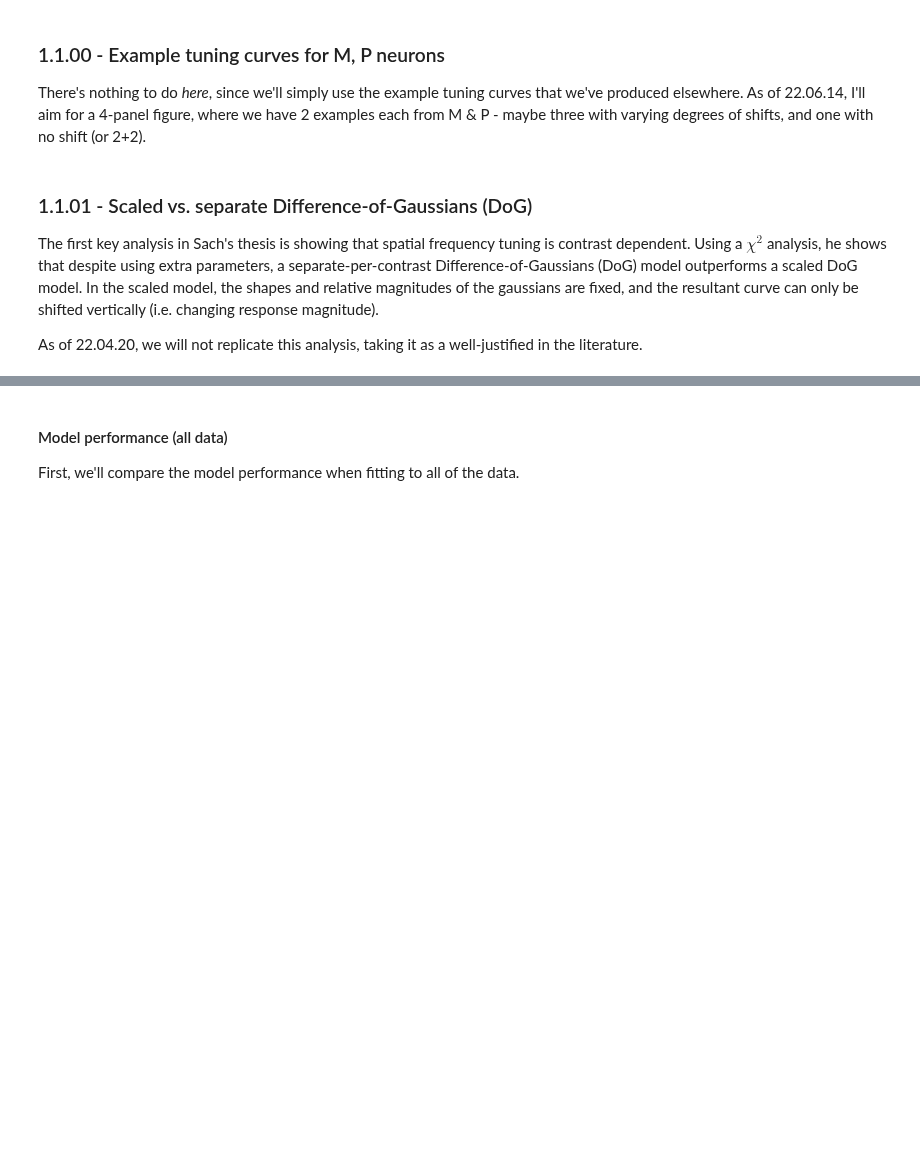
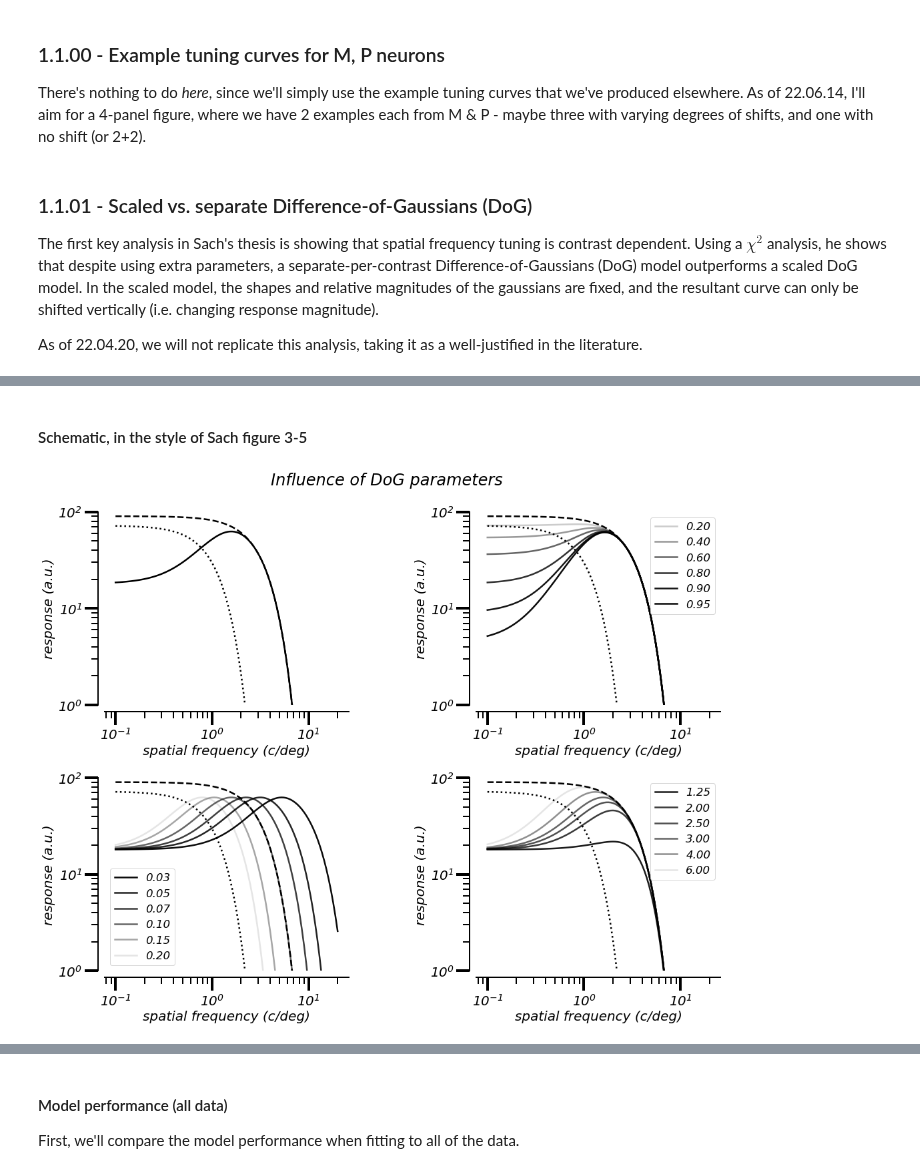
Before and after one commit to paul-levy/SF-diversity, a Jupyter notebook: 01_sfTuning_contrast.ipynb, the cells around one changed output, grey strips where cells are left out. Saved outputs shown, nothing was run; the diff lists cells and outputs as text; code cells hidden in the pictures; blank space fills up the shorter version.

```diff
--- a/01_sfTuning_contrast.ipynb
+++ b/01_sfTuning_contrast.ipynb
@@ -104,0 +99,78 @@ NOTE: Rather than cross-validation by trial, as described above, for the paper/c
+# %% [markdown]
+#### Schematic, in the style of Sach figure 3-5
+# %%
+# DOG params
+ref_params = [90, 0.1, 0.8, 3]
+# sf values
+vals = np.geomspace(0.1, 20, 100);
+
+nrow, ncol = 2,2
+f, ax = plt.subplots(nrow, ncol, figsize=(nrow*8,ncol*6))
+
+### all log-log
+
+# first, just a simple DoG
+ax[0,0].plot(vals, hf.DoGsach(*ref_params, stim_sf=vals)[0], 'k-')
+only_ctr = np.copy(ref_params);
+only_ctr[2]=0;
+ax[0,0].plot(vals, hf.DoGsach(*only_ctr, stim_sf=vals)[0], 'k--')
+only_sur = np.copy(ref_params);
+only_sur[0] = ref_params[0] * ref_params[2];
+only_sur[1] = ref_params[1] * ref_params[3];
+only_sur[2] = 0;
+ax[0,0].plot(vals, hf.DoGsach(*only_sur, stim_sf=vals)[0], 'k:')
+
+# then, vol difference
+vols = [0.2,0.4,0.6,0.8,0.9,0.95]
+ax[0,1].plot(vals, hf.DoGsach(*only_sur, stim_sf=vals)[0], 'k:')
+ax[0,1].plot(vals, hf.DoGsach(*only_ctr, stim_sf=vals)[0], 'k--')
+for v in vols:
+    prms_curr = np.copy(ref_params);
+    prms_curr[2] = v;
+    ax[0,1].plot(vals, hf.DoGsach(*prms_curr, stim_sf=vals)[0], 'k-', alpha=v, label='%.2f' % v)
+    ax[0,1].legend(fontsize='small')
+
+# then, rc
+rcs = [0.03, 0.05, 0.07,0.1,0.15,0.2]
+ax[1,0].plot(vals, hf.DoGsach(*only_sur, stim_sf=vals)[0], 'k:')
+ax[1,0].plot(vals, hf.DoGsach(*only_ctr, stim_sf=vals)[0], 'k--')
+for r in rcs:
+    prms_curr = np.copy(ref_params);
+    prms_curr[1] = r;
+    alph = 1 - r/rcs[-1] + 0.1
+    ax[1,0].plot(vals, hf.DoGsach(*prms_curr, stim_sf=vals)[0], 'k-', label='%.2f' % r, alpha=alph)
+    ax[1,0].legend(fontsize='small')
+
+# then, rs
+rss = [1.25, 2, 2.5, 3, 4, 6]
+ax[1,1].plot(vals, hf.DoGsach(*only_sur, stim_sf=vals)[0], 'k:')
+ax[1,1].plot(vals, hf.DoGsach(*only_ctr, stim_sf=vals)[0], 'k--')
+for r in rss:
+    prms_curr = np.copy(ref_params);
+    prms_curr[3] = r;
+    alph = 1 - r/rss[-1] + 0.1
+    ax[1,1].plot(vals, hf.DoGsach(*prms_curr, stim_sf=vals)[0], 'k-', label='%.2f' % r, alpha=alph)
+    ax[1,1].legend(fontsize='small')
+
+for i,j in itertools.product(range(2),range(2)):
+    ax[i,j].set_xscale('log')
+    ax[i,j].set_yscale('log')
+    ax[i,j].set_ylim([1, 100])
+    ax[i,j].set_xlabel('spatial frequency (c/deg)')
+    ax[i,j].set_ylabel('response (a.u.)')
+    ax[i,j].set_aspect('equal')
+
+sns.despine(offset=10)
+f.suptitle(r'Influence of DoG parameters')
+
+f.tight_layout()
+
+saveName = "/01_01_02_sach_simulation.pdf";
+full_save = os.path.dirname(save_loc);
+if not os.path.exists(full_save):
+    os.makedirs(full_save)
+pdfSv = pltSave.PdfPages(full_save + saveName);
+pdfSv.savefig(f) # only one figure here...
+pdfSv.close()
+# %% [output]
+[figure, added]
```
Also changed, not shown: parts of 26 cells of this notebook, 2 other files.
